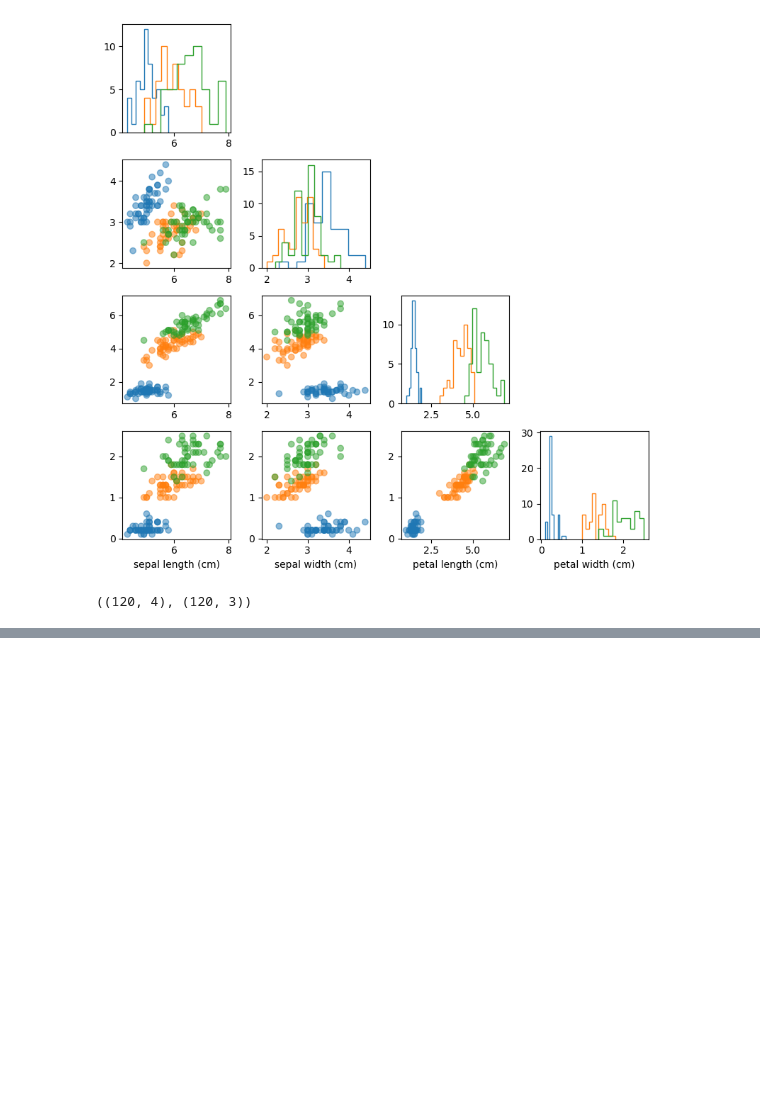
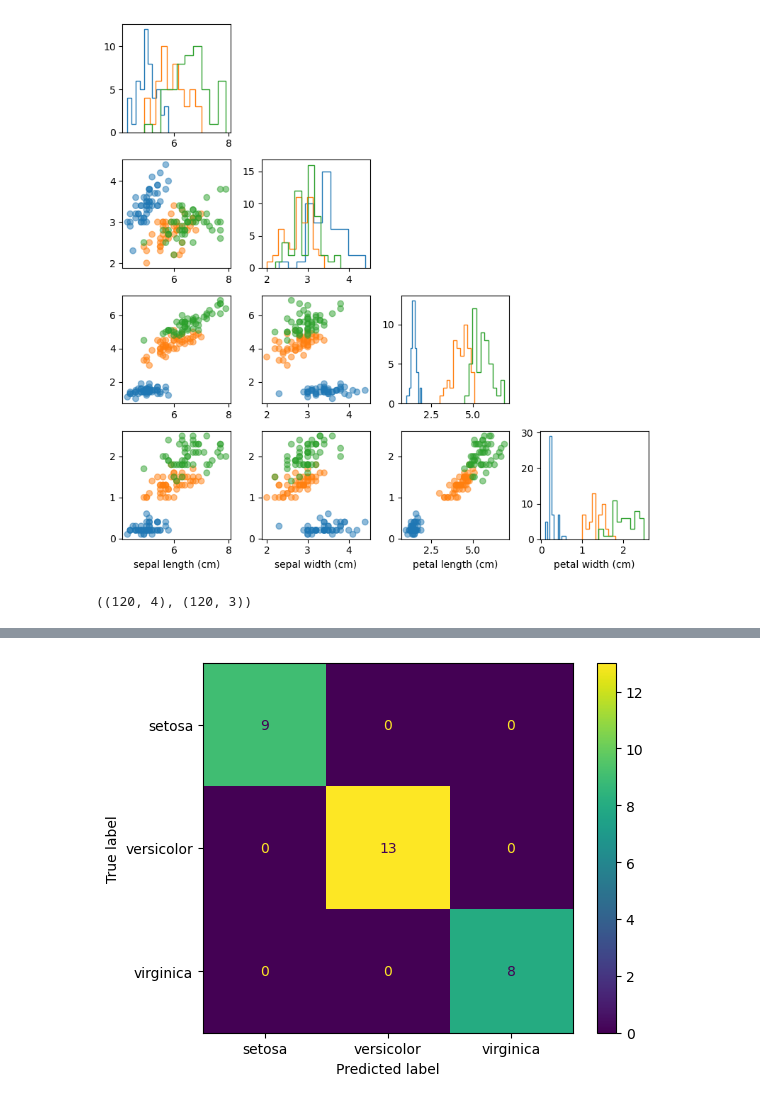
Before and after one commit to sangeetpaul/ml, a Jupyter notebook: mlp_iris.ipynb, the cells around one changed output, grey strips where cells are left out. Cells and saved outputs as stored; diff of their text form; code cells hidden in the pictures; blank space fills up the shorter version.

```diff
--- a/mlp_iris.ipynb
+++ b/mlp_iris.ipynb
@@ -68,0 +77,7 @@ plt.legend();
+# %%
+y_pred = model.predict(X_test, verbose=0)
+cm = confusion_matrix(y_test.argmax(axis=1), y_pred.argmax(axis=1))
+disp = ConfusionMatrixDisplay(confusion_matrix=cm, display_labels=data.target_names)
+disp.plot();
+# %% [output]
+[figure, added]
```
Also changed, not shown: parts of 9 cells of this notebook, 1 other file.
